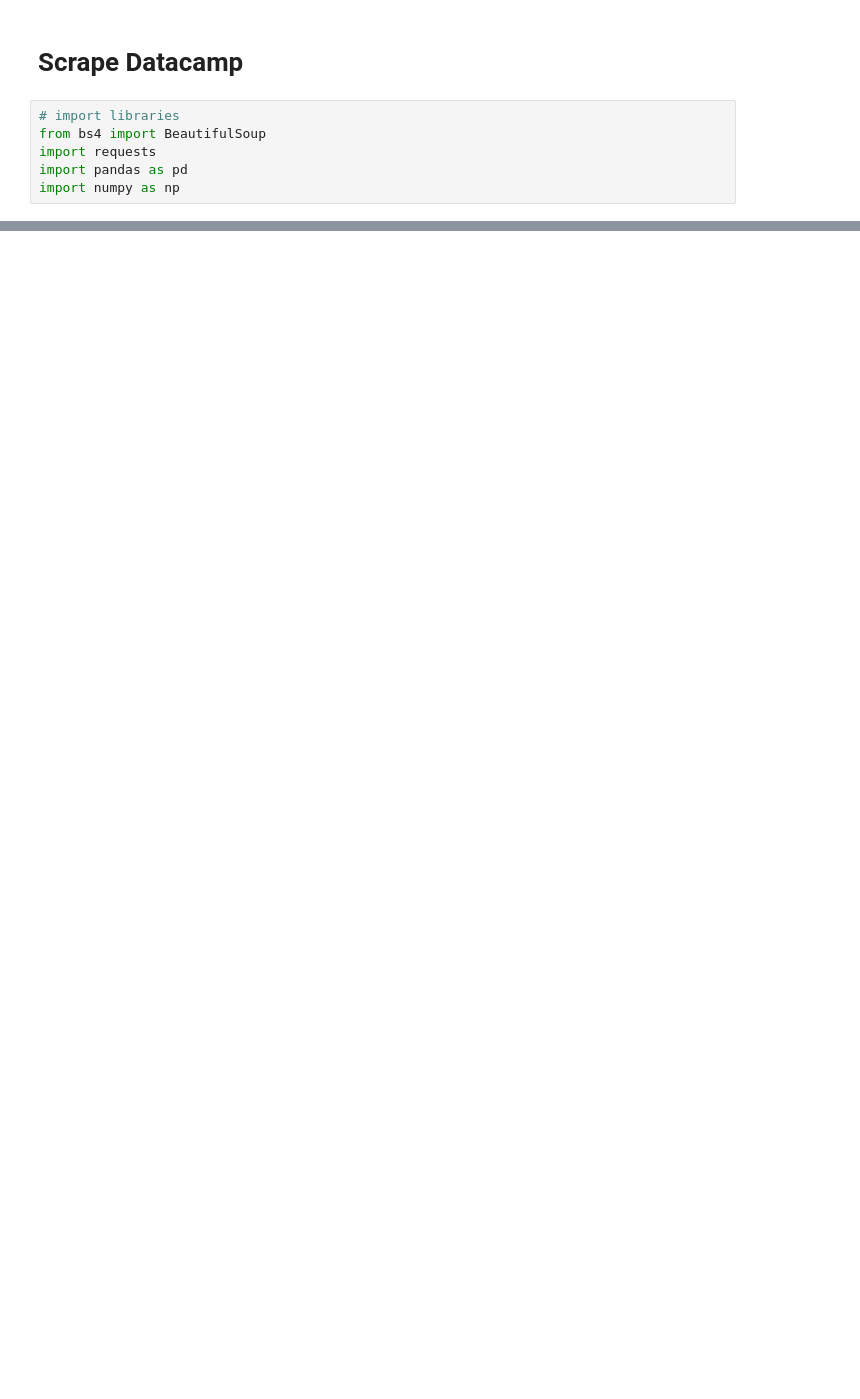
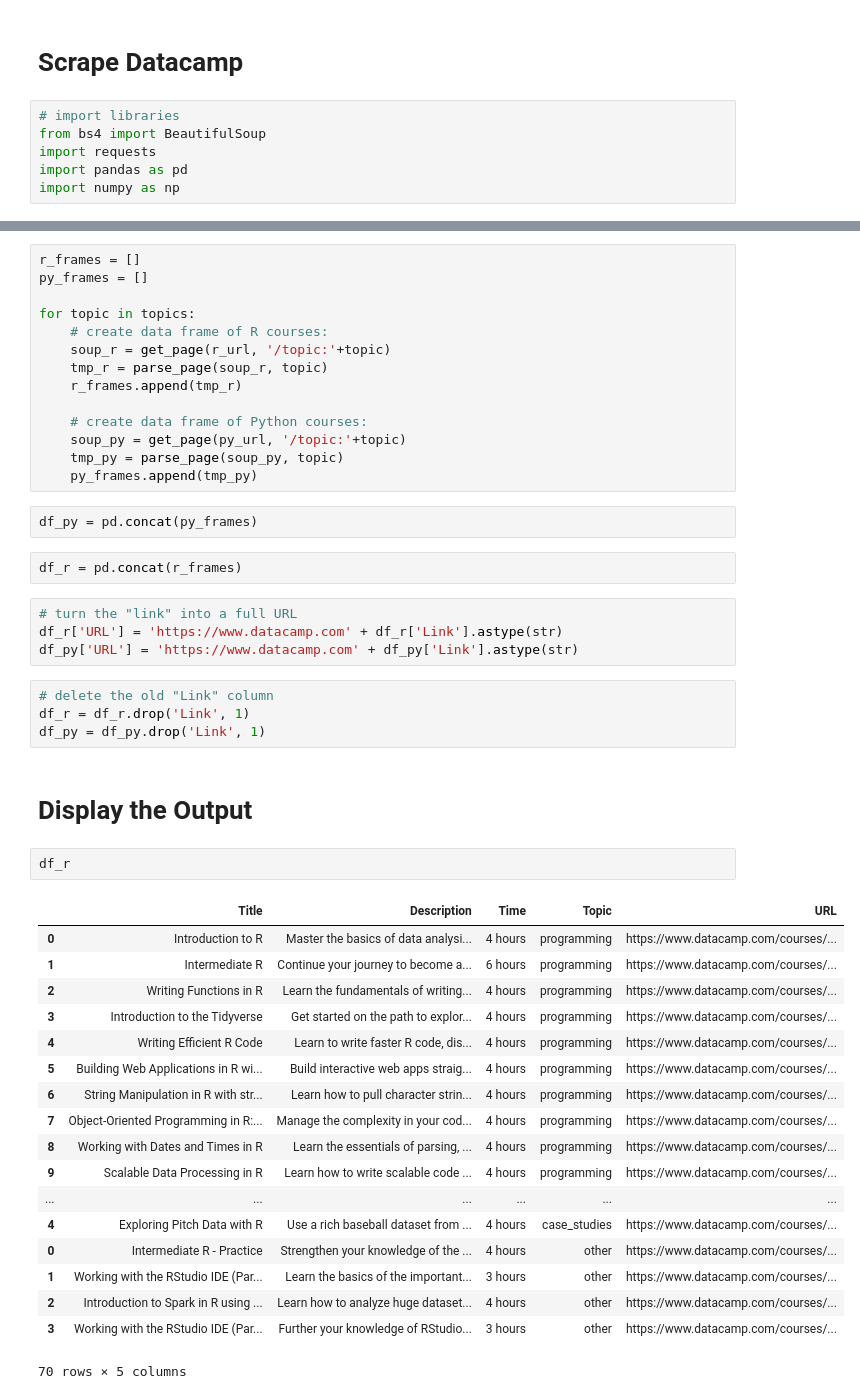
Before and after one commit to gifforda/scrape_datacamp, a Jupyter notebook: datacamp_scraping.ipynb, the cells around one changed output, grey strips where cells are left out. Drawn from its saved outputs; the diff is of its cells as text; blank space fills up the shorter version.

Commit message:
full course listing with topic for better searching and grouping

```diff
--- a/datacamp_scraping.ipynb
+++ b/datacamp_scraping.ipynb
@@ -156,0 +74,49 @@ len(df_title_words)
+# %%
+r_frames = []
+py_frames = []
+
+for topic in topics:
+    # create data frame of R courses:
+    soup_r = get_page(r_url, '/topic:'+topic)
+    tmp_r = parse_page(soup_r, topic)
+    r_frames.append(tmp_r)
+
+    # create data frame of Python courses:
+    soup_py = get_page(py_url, '/topic:'+topic)
+    tmp_py = parse_page(soup_py, topic)
+    py_frames.append(tmp_py)
+# %%
+df_py = pd.concat(py_frames)
+# %%
+df_r = pd.concat(r_frames)
+# %%
+# turn the "link" into a full URL
+df_r['URL'] = 'https://www.datacamp.com' + df_r['Link'].astype(str)
+df_py['URL'] = 'https://www.datacamp.com' + df_py['Link'].astype(str)
+# %%
+# delete the old "Link" column
+df_r = df_r.drop('Link', 1)
+df_py = df_py.drop('Link', 1)
+# %% [markdown]
+# Display the Output
+# %%
+df_r
+# %% [output]
+|  | Title | Description | Time | Topic | URL |
+| 0 | Introduction to R | Master the basics of data analysi... | 4 hours | programming | https://www.datacamp.com/courses/... |
+| 1 | Intermediate R | Continue your journey to become a... | 6 hours | programming | https://www.datacamp.com/courses/... |
+| 2 | Writing Functions in R | Learn the fundamentals of writing... | 4 hours | programming | https://www.datacamp.com/courses/... |
+| 3 | Introduction to the Tidyverse | Get started on the path to explor... | 4 hours | programming | https://www.datacamp.com/courses/... |
+| 4 | Writing Efficient R Code | Learn to write faster R code, dis... | 4 hours | programming | https://www.datacamp.com/courses/... |
+| 5 | Building Web Applications in R wi... | Build interactive web apps straig... | 4 hours | programming | https://www.datacamp.com/courses/... |
+| 6 | String Manipulation in R with str... | Learn how to pull character strin... | 4 hours | programming | https://www.datacamp.com/courses/... |
+| 7 | Object-Oriented Programming in R:... | Manage the complexity in your cod... | 4 hours | programming | https://www.datacamp.com/courses/... |
+| 8 | Working with Dates and Times in R | Learn the essentials of parsing, ... | 4 hours | programming | https://www.datacamp.com/courses/... |
+| 9 | Scalable Data Processing in R | Learn how to write scalable code ... | 4 hours | programming | https://www.datacamp.com/courses/... |
+| ... | ... | ... | ... | ... | ... |
+| 4 | Exploring Pitch Data with R | Use a rich baseball dataset from ... | 4 hours | case_studies | https://www.datacamp.com/courses/... |
+| 0 | Intermediate R - Practice | Strengthen your knowledge of the ... | 4 hours | other | https://www.datacamp.com/courses/... |
+| 1 | Working with the RStudio IDE (Par... | Learn the basics of the important... | 3 hours | other | https://www.datacamp.com/courses/... |
+| 2 | Introduction to Spark in R using ... | Learn how to analyze huge dataset... | 4 hours | other | https://www.datacamp.com/courses/... |
+| 3 | Working with the RStudio IDE (Par... | Further your knowledge of RStudio... | 3 hours | other | https://www.datacamp.com/courses/... |
+70 rows × 5 columns
```
Also changed, not shown: parts of 35 cells of this notebook.
